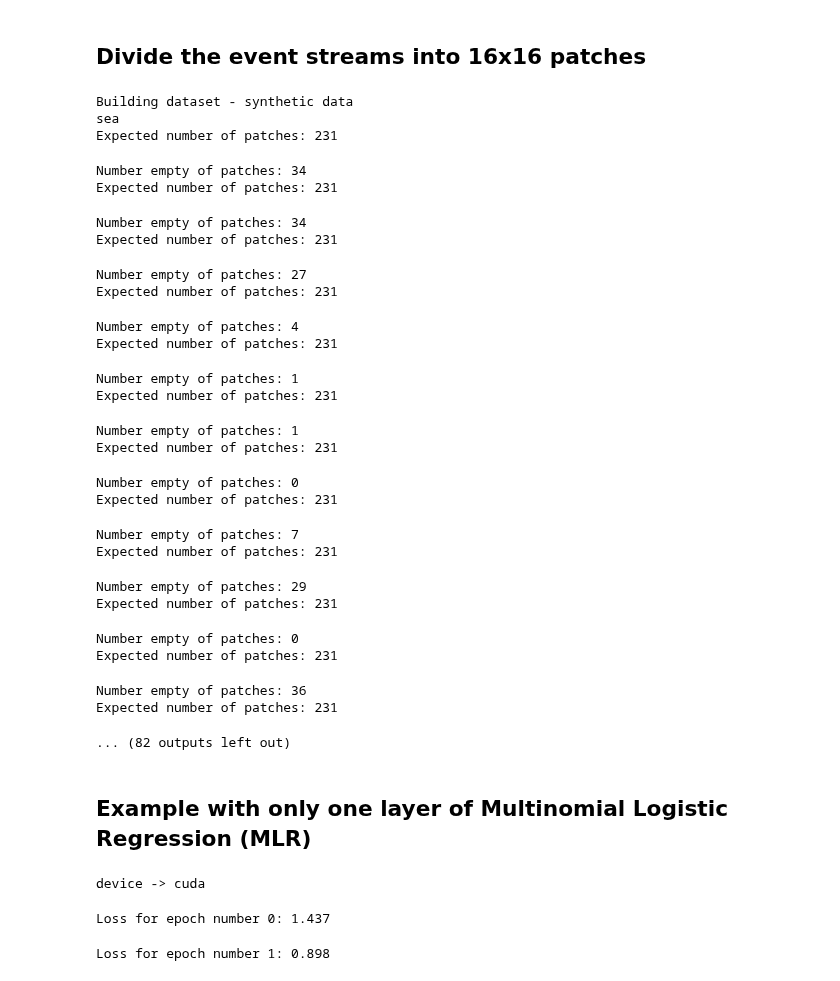
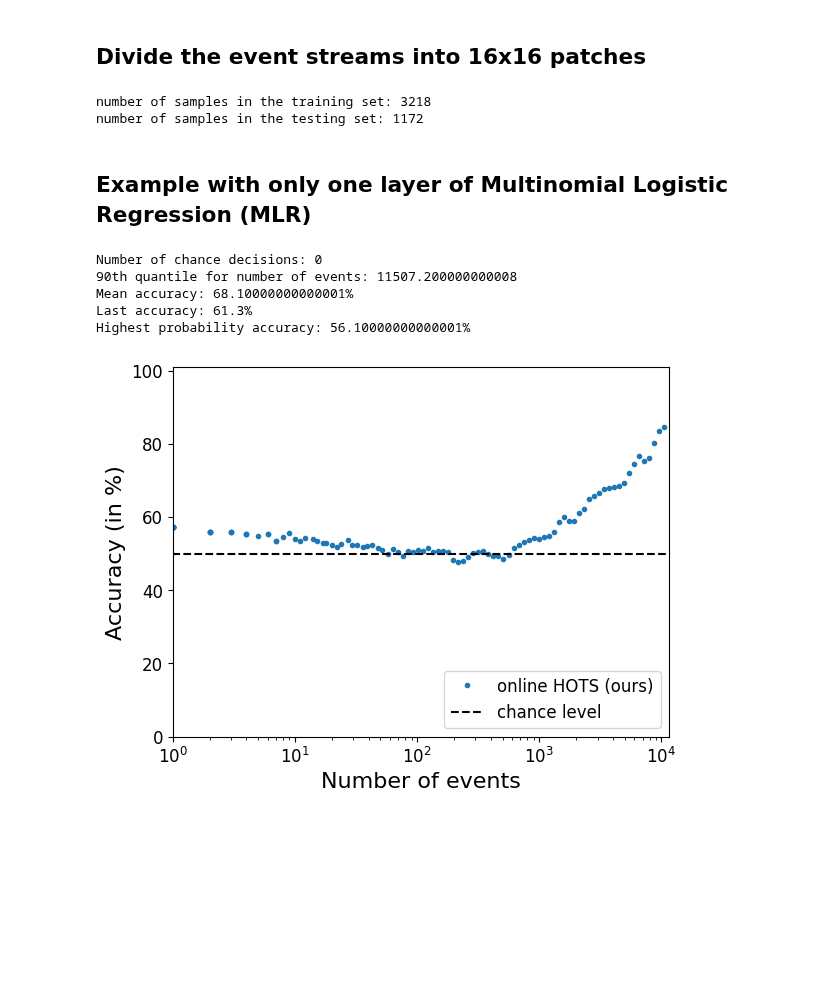
Before and after one commit to AntoineGrimaldi/aprovhots, a Jupyter notebook: tutorials/TUTORIAL_3bis_perform_segmentation_UCA_with_HOTS.ipynb, the cells around one changed output. Drawn from its saved outputs; the diff is of its cells as text; code cells hidden in the pictures; blank space fills up the shorter version.

```diff
--- a/tutorials/TUTORIAL_3bis_perform_segmentation_UCA_with_HOTS.ipynb
+++ b/tutorials/TUTORIAL_3bis_perform_segmentation_UCA_with_HOTS.ipynb
@@ -80,13 +80,13 @@ name = 'homeohots'
 homeo = True
 timestr = '2023-01-03'
 dataset_name = 'aprovis_UCA_no_patch'
-ts_batch_size = int(5e4)
+ts_batch_size = int(2e4)
 
 tau_0 = 6e3
-tau_0 = 6e4
+tau_0 = 2e4
 
 Rz = [4, 8]
-N_neuronz = [16, 32]
+N_neuronz = [64, 16]
 tauz = [tau_0*2, tau_0*16]
 
 hots = network(name, dataset_name, timestr, trainset.sensor_size, nb_neurons = N_neuronz, tau = tauz, R = Rz, homeo = homeo, record_path=record_path)
@@ -122,7 +122,7 @@ print(score)
 # %% [markdown]
 ## Divide the event streams into 16x16 patches
 # %%
-patch_size = (32, 32)
+patch_size = (64, 64)
 max_duration = None
 min_num_events = 10
 kfold = None
@@ -135,41 +135,18 @@ testloader_output = get_loader(testset_output)
 print(f'number of samples in the training set: {len(trainloader_output)}')
 print(f'number of samples in the testing set: {len(testloader_output)}')
 # %% [output]
-Building dataset - synthetic data
-sea
-Expected number of patches: 231
+number of samples in the training set: 3218
+number of samples in the testing set: 1172
-Number empty of patches: 34
-Expected number of patches: 231
-Number empty of patches: 34
-Expected number of patches: 231
-Number empty of patches: 27
-Expected number of patches: 231
-Number empty of patches: 4
-Expected number of patches: 231
-Number empty of patches: 1
-Expected number of patches: 231
-Number empty of patches: 1
-Expected number of patches: 231
-Number empty of patches: 0
-Expected number of patches: 231
-Number empty of patches: 7
-Expected number of patches: 231
-Number empty of patches: 29
-Expected number of patches: 231
-Number empty of patches: 0
-Expected number of patches: 231
-Number empty of patches: 36
-Expected number of patches: 231
-... (82 outputs left out)
 # %% [markdown]
 ## Example with only one layer of Multinomial Logistic Regression (MLR)
 # %%
+ts_batch_size = int(1e3)
 jitter = (None, None)
 num_workers = 0
 learning_rate = 0.005
 betas = (0.9, 0.999)
 num_epochs = 2 ** 5 + 1
-N_polarities = 32
+N_polarities = N_neuronz[-1]
 ts_size = (trainset_output.sensor_size[0],trainset_output.sensor_size[1],N_polarities)
 tau_cla = 6e4*32
 mlr_layer_name = f'{timestr}_LR_patches_{tau_cla}_{ts_size}_{learning_rate}_{betas}_{num_epochs}_{kfold}_{jitter}.pkl'
@@ -180,12 +157,14 @@ train_path = record_path+f'output/train/{hots.name}_{num_sample_train}_{jitter}/
 test_path = record_path+f'output/train/{hots.name}_{num_sample_test}_{jitter}/'
 
 classif_layer, losses = fit_mlr(trainloader_output, model_path, tau_cla, learning_rate, betas, num_epochs, ts_size, trainset.ordering, len(trainset.classes), ts_batch_size = ts_batch_size,)
-# %% [output]
-device -> cuda
-Loss for epoch number 0: 1.437
-Loss for epoch number 1: 0.898
 # %%
 mlr_threshold = None
-ts_batch_size = None
 
 onlinac = online_accuracy(classif_layer, tau_cla, testloader_output, results_path, ts_size, trainset.ordering, len(labelz), mlr_threshold = mlr_threshold, ts_batch_size = ts_batch_size, original_accuracy = None, original_accuracy_nohomeo = None, online_plot=True)
+# %% [output]
+Number of chance decisions: 0
+90th quantile for number of events: 11507.200000000008
+Mean accuracy: 68.10000000000001%
+Last accuracy: 61.3%
+Highest probability accuracy: 56.10000000000001%
+[figure, added]
```
Also changed, not shown: parts of 5 cells of this notebook.
